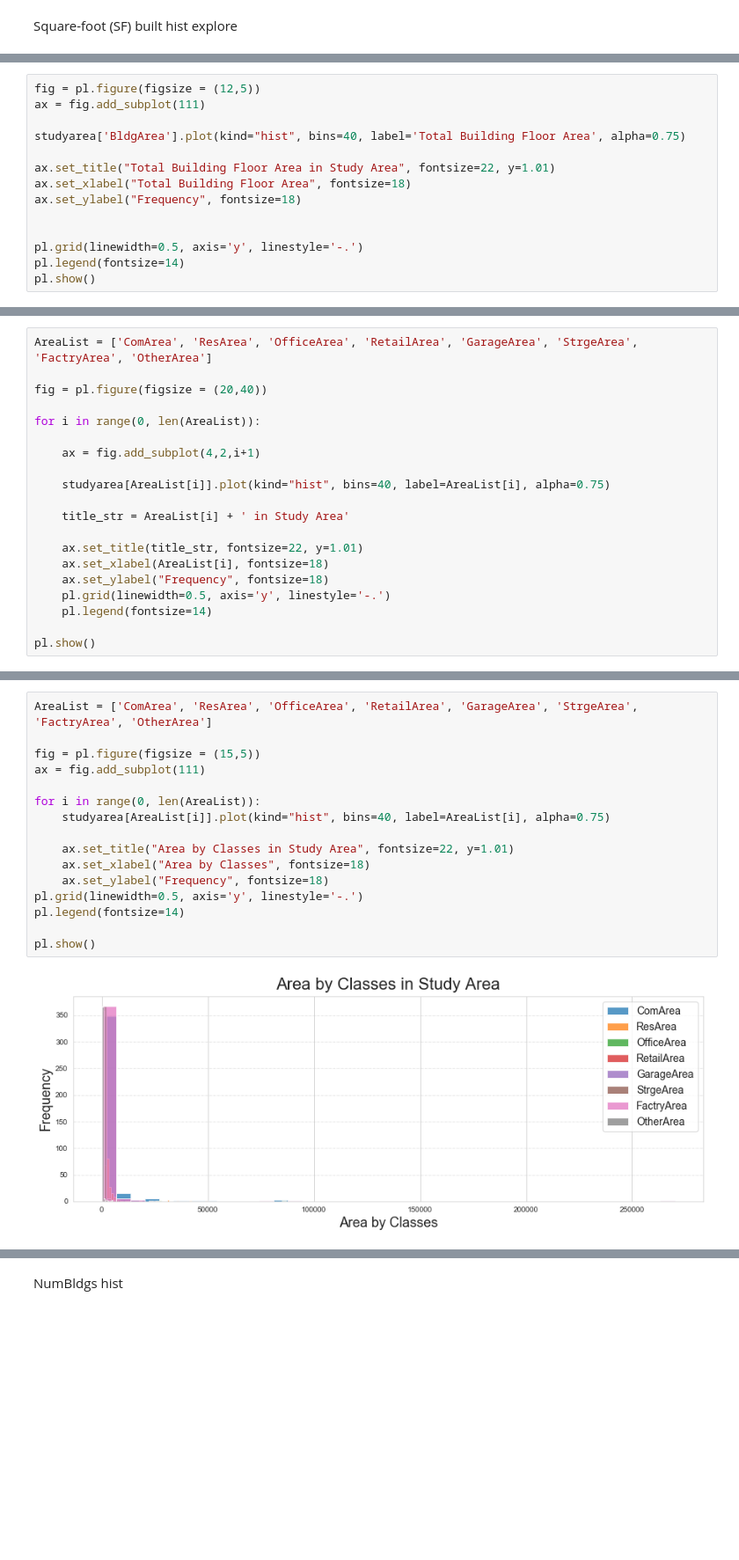
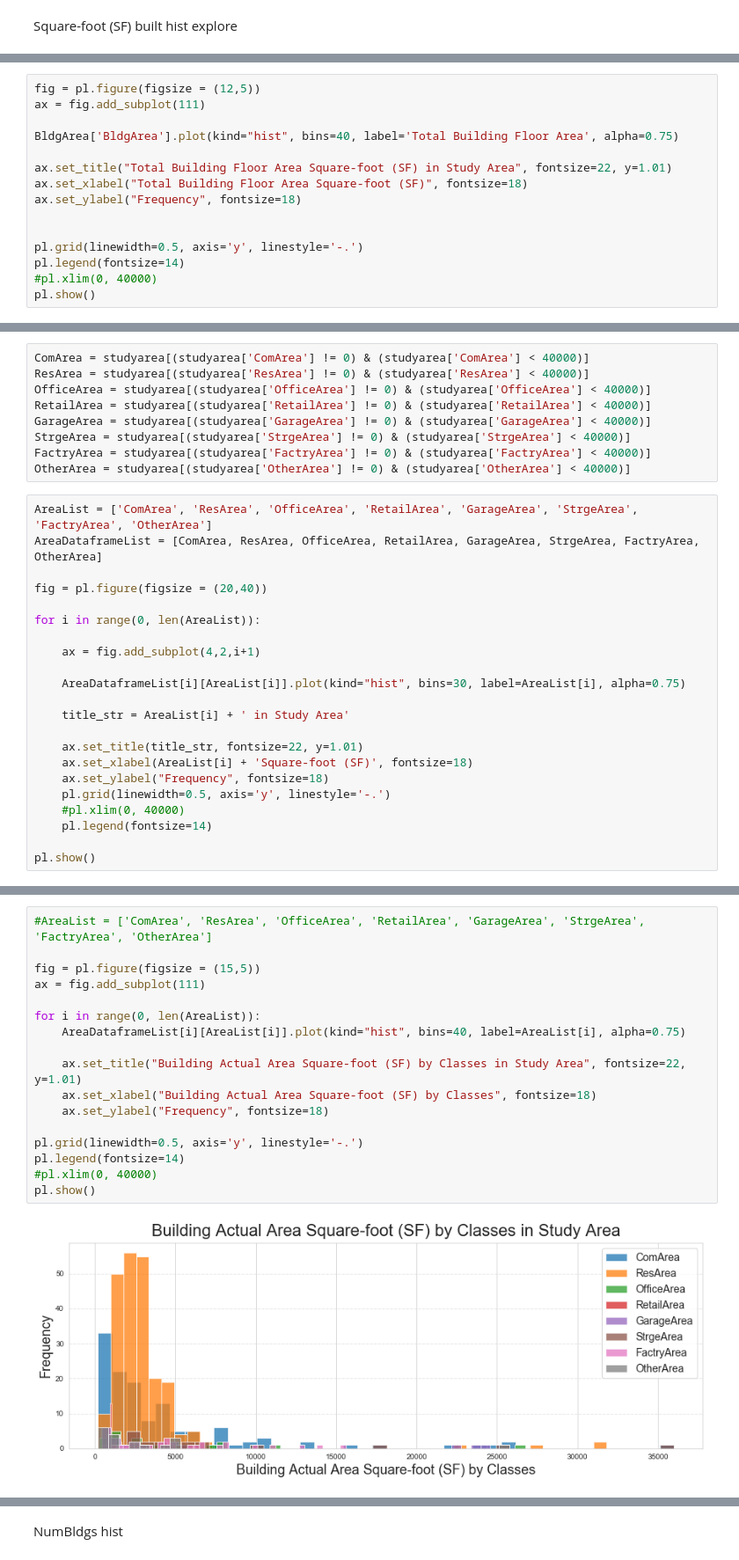
Before and after one commit to akash-y/digitalceqr, a Jupyter notebook: CHAPTER 19 - NOISE/PlutoDataCheck.ipynb, the cells around one changed output, grey strips where cells are left out. Shown at 88% size. Saved outputs shown, nothing was run; the diff lists cells and outputs as text; blank space fills up the shorter version.

```diff
--- a/CHAPTER 19 - NOISE/PlutoDataCheck.ipynb
+++ b/CHAPTER 19 - NOISE/PlutoDataCheck.ipynb
@@ -467,14 +495,15 @@ Square-foot (SF) built hist explore
 fig = pl.figure(figsize = (12,5))
 ax = fig.add_subplot(111)
 
-studyarea['BldgArea'].plot(kind="hist", bins=40, label='Total Building Floor Area', alpha=0.75)
+BldgArea['BldgArea'].plot(kind="hist", bins=40, label='Total Building Floor Area', alpha=0.75)
 
-ax.set_title("Total Building Floor Area in Study Area", fontsize=22, y=1.01)
-ax.set_xlabel("Total Building Floor Area", fontsize=18)
+ax.set_title("Total Building Floor Area Square-foot (SF) in Study Area", fontsize=22, y=1.01)
+ax.set_xlabel("Total Building Floor Area Square-foot (SF)", fontsize=18)
 ax.set_ylabel("Frequency", fontsize=18)
 
 
 pl.grid(linewidth=0.5, axis='y', linestyle='-.')
 pl.legend(fontsize=14)
+#pl.xlim(0, 40000)
 pl.show()
 # %% [output]
@@ -482,5 +515,15 @@ pl.show()
+# %%
+ComArea = studyarea[(studyarea['ComArea'] != 0) & (studyarea['ComArea'] < 40000)]
+ResArea = studyarea[(studyarea['ResArea'] != 0) & (studyarea['ResArea'] < 40000)]
+OfficeArea = studyarea[(studyarea['OfficeArea'] != 0) & (studyarea['OfficeArea'] < 40000)]
+RetailArea = studyarea[(studyarea['RetailArea'] != 0) & (studyarea['RetailArea'] < 40000)]
+GarageArea = studyarea[(studyarea['GarageArea'] != 0) & (studyarea['GarageArea'] < 40000)]
+StrgeArea = studyarea[(studyarea['StrgeArea'] != 0) & (studyarea['StrgeArea'] < 40000)]
+FactryArea = studyarea[(studyarea['FactryArea'] != 0) & (studyarea['FactryArea'] < 40000)]
+OtherArea = studyarea[(studyarea['OtherArea'] != 0) & (studyarea['OtherArea'] < 40000)]
 # %%
 AreaList = ['ComArea', 'ResArea', 'OfficeArea', 'RetailArea', 'GarageArea', 'StrgeArea', 'FactryArea', 'OtherArea']
+AreaDataframeList = [ComArea, ResArea, OfficeArea, RetailArea, GarageArea, StrgeArea, FactryArea, OtherArea]
 
 fig = pl.figure(figsize = (20,40))
 
@@ -488,14 +531,15 @@ for i in range(0, len(AreaList)):
 
     ax = fig.add_subplot(4,2,i+1)
 
-    studyarea[AreaList[i]].plot(kind="hist", bins=40, label=AreaList[i], alpha=0.75)
+    AreaDataframeList[i][AreaList[i]].plot(kind="hist", bins=30, label=AreaList[i], alpha=0.75)
 
     title_str = AreaList[i] + ' in Study Area'
 
     ax.set_title(title_str, fontsize=22, y=1.01)
-    ax.set_xlabel(AreaList[i], fontsize=18)
+    ax.set_xlabel(AreaList[i] + 'Square-foot (SF)', fontsize=18)
     ax.set_ylabel("Frequency", fontsize=18)
     pl.grid(linewidth=0.5, axis='y', linestyle='-.')
+    #pl.xlim(0, 40000)
     pl.legend(fontsize=14)
 
 pl.show()
@@ -504,18 +552,19 @@ pl.show()
 # %%
-AreaList = ['ComArea', 'ResArea', 'OfficeArea', 'RetailArea', 'GarageArea', 'StrgeArea', 'FactryArea', 'OtherArea']
+#AreaList = ['ComArea', 'ResArea', 'OfficeArea', 'RetailArea', 'GarageArea', 'StrgeArea', 'FactryArea', 'OtherArea']
 
 fig = pl.figure(figsize = (15,5))
 ax = fig.add_subplot(111)
 
 for i in range(0, len(AreaList)):
-    studyarea[AreaList[i]].plot(kind="hist", bins=40, label=AreaList[i], alpha=0.75)
+    AreaDataframeList[i][AreaList[i]].plot(kind="hist", bins=40, label=AreaList[i], alpha=0.75)
 
-    ax.set_title("Area by Classes in Study Area", fontsize=22, y=1.01)
-    ax.set_xlabel("Area by Classes", fontsize=18)
+    ax.set_title("Building Actual Area Square-foot (SF) by Classes in Study Area", fontsize=22, y=1.01)
+    ax.set_xlabel("Building Actual Area Square-foot (SF) by Classes", fontsize=18)
     ax.set_ylabel("Frequency", fontsize=18)
+
 pl.grid(linewidth=0.5, axis='y', linestyle='-.')
 pl.legend(fontsize=14)
-
+#pl.xlim(0, 40000)
 pl.show()
 # %% [output]
-[figure, old version]
+[figure, new version]
```
Also changed, not shown: parts of 39 cells of this notebook.
